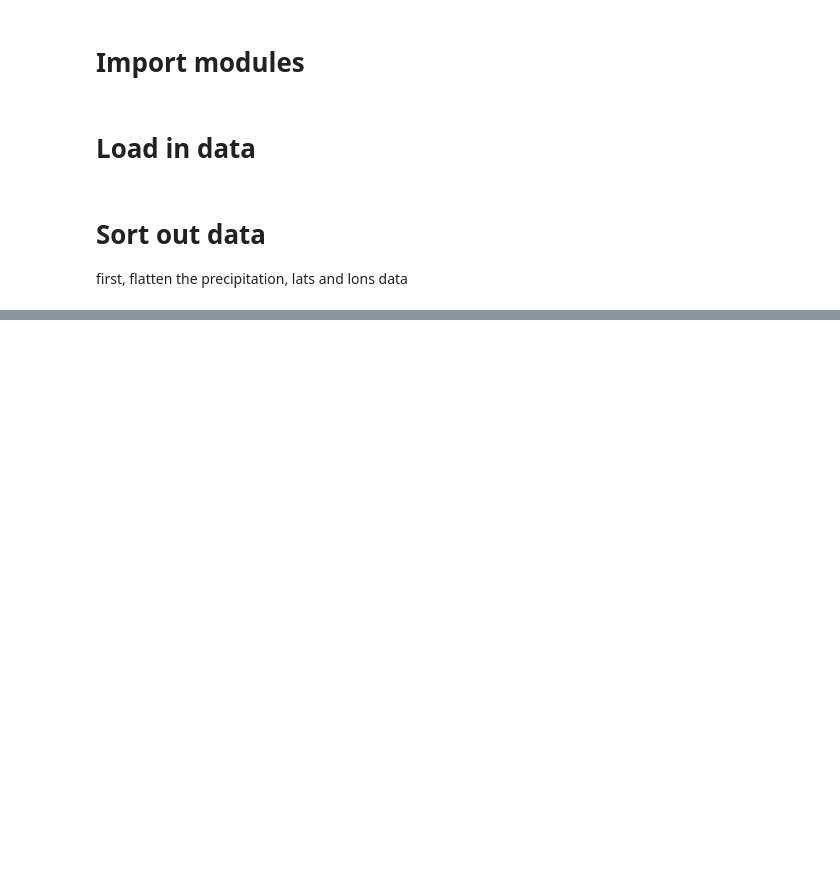
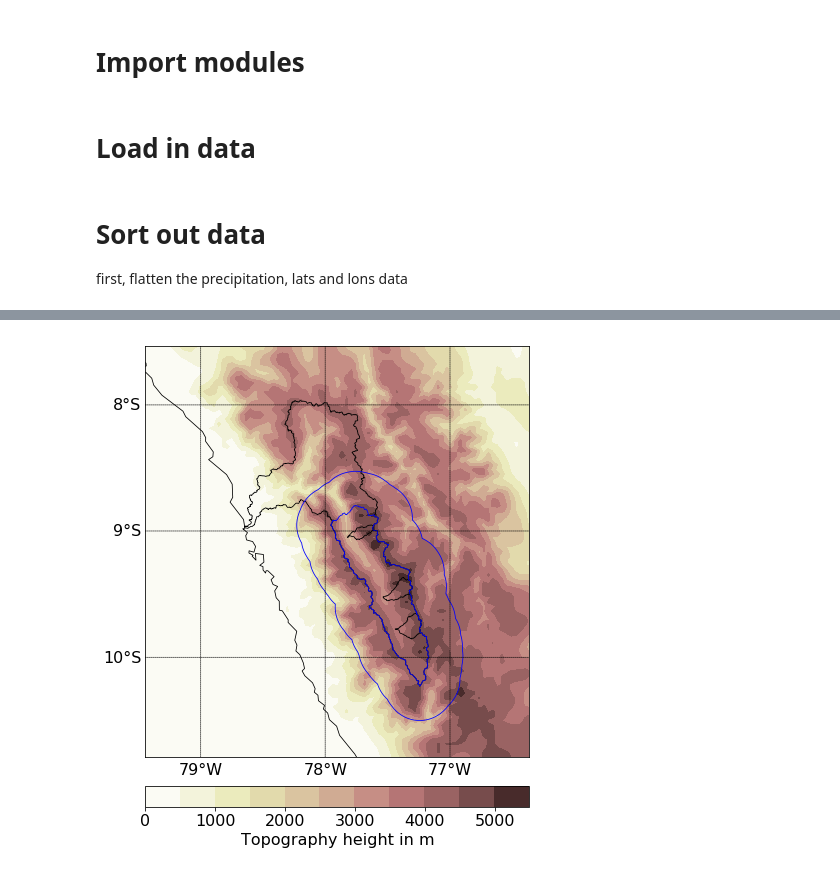
Before and after one commit to Empott/bias_correction, a Jupyter notebook: clustering.ipynb, the cells around one changed output, grey strips where cells are left out. Drawn from its saved outputs; the diff is of its cells as text; code cells hidden in the pictures; blank space fills up the shorter version.

```diff
--- a/clustering.ipynb
+++ b/clustering.ipynb
@@ -51,10 +39,0 @@ lons_flat=lons.stack(z=('south_north','west_east'))
-# %%
-from sklearn.datasets.samples_generator import make_blobs
-X, y = make_blobs(n_samples=300, centers=4, cluster_std=0.60, random_state=0)
-np.shape(X)
-plt.scatter(X[:,0], X[:,1])
-kmeans = KMeans(n_clusters=4, init='k-means++', max_iter=300, n_init=10, random_state=0)
-kmeans.fit(X)
-kmeans.fit(X)
-kmeans.cluster_centers_
-plt.scatter(kmeans.cluster_centers_[:,0],kmeans.cluster_centers_[:,1],marker='.',s=200,color='r')
@@ -194,0 +92,22 @@ plt.plot(precip_km.cluster_centers_[0,:,0].transpose(),'k')
+# %%
+
+def plotvar(x,y,var,clevs,parallels,meridians,m):
+    fig = plt.figure(figsize=(8,8))
+    ax  = fig.add_axes([0.1,0.1,0.8,0.8])
+    m.readshapefile('/data/hpcdata/users/empott15/PeruGROWS/shapefile_fromINAIGEM/shapefile2/Area_CSanta_INAIGEM_project','RioSanta',linewidth=0.8)
+    m.readshapefile('/data/hpcdata/users/empott15/PeruGROWS/shapefile_fromINAIGEM/shapefile2/upper_catchment','RioSanta_upper',linewidth=0.8,color='b')
+    m.readshapefile('/data/hpcdata/users/empott15/PeruGROWS/shapefile_fromINAIGEM/shapefile2/upper_catchment_buffer30km','RioSanta_upper',linewidth=0.8,color='b')
+    cs = m.contourf(x,y,var,clevs,cmap=plt.cm.pink_r)
+    m.drawparallels(parallels,labels=[1,0,0,0],fontsize=16)
+    m.drawmeridians(meridians,labels=[0,0,0,1],fontsize=16)
+    m.drawcoastlines(linewidth=0.8)
+    m.drawcountries(linewidth=0.8)
+    cbar = m.colorbar(cs,location='bottom',pad="7%")
+    cbar.ax.tick_params(labelsize=16)
+    cbar.set_label('Topography height in m',fontsize=16)
+    return fig,ax,m
+
+plotvar(x,y,hgt,clevs,parallels,meridians,m)
+plt.show()
+# %% [output]
+[figure, added]
```
Also changed, not shown: parts of 51 cells of this notebook.
